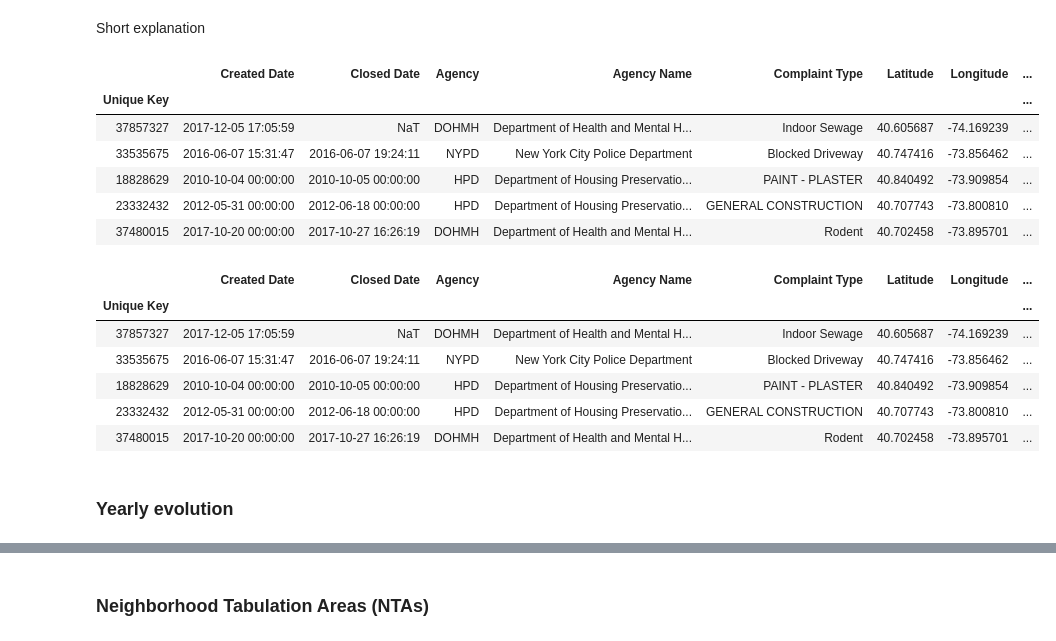
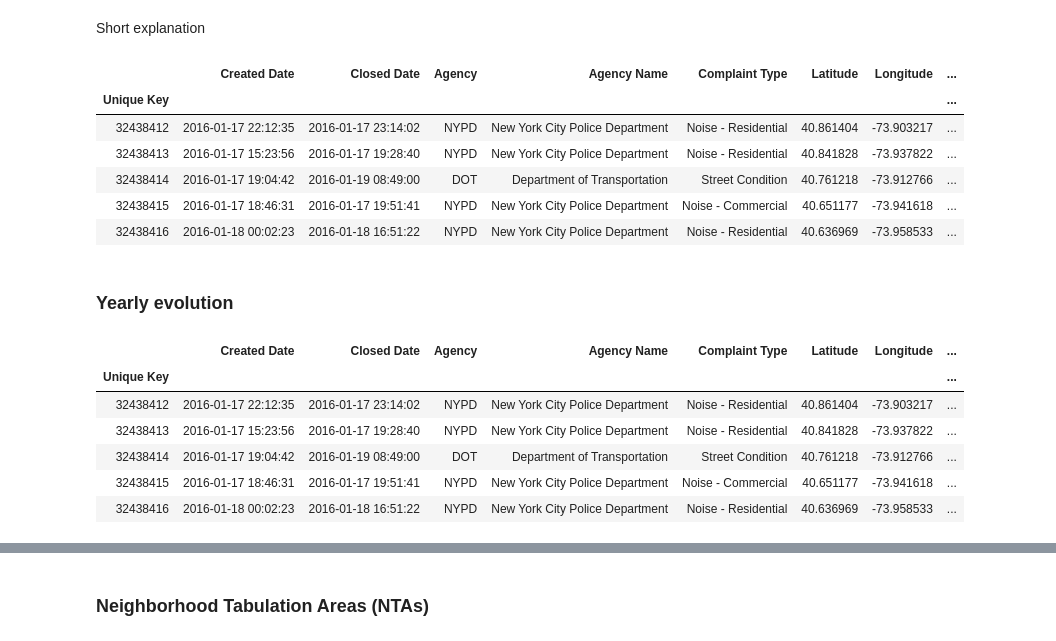
Before and after one commit to Battleman/Squada, a Jupyter notebook: ranking_ntas.ipynb, the cells around one changed output, grey strips where cells are left out. Saved outputs shown, nothing was run; the diff lists cells and outputs as text; code cells hidden in the pictures.

```diff
--- a/ranking_ntas.ipynb
+++ b/ranking_ntas.ipynb
@@ -21,15 +104,18 @@ nta_path = "data/Neighborhood Tabulation Areas.geojson"
 nta_population_path = "data/New_York_City_Population_By_Neighborhood_Tabulation_Areas.csv"
 # %%
 df_311 = pd.read_pickle(cleaned_311_path)
+df_311["Complaint Type Class"] = df_311["Complaint Type Class"].astype("category")
 df_311.head()
 # %% [output]
 |  | Created Date | Closed Date | Agency | Agency Name | Complaint Type | Latitude | Longitude | ... |
 | Unique Key |  |  |  |  |  |  |  | ... |
-| 37857327 | 2017-12-05 17:05:59 | NaT | DOHMH | Department of Health and Mental H... | Indoor Sewage | 40.605687 | -74.169239 | ... |
-| 33535675 | 2016-06-07 15:31:47 | 2016-06-07 19:24:11 | NYPD | New York City Police Department | Blocked Driveway | 40.747416 | -73.856462 | ... |
-| 18828629 | 2010-10-04 00:00:00 | 2010-10-05 00:00:00 | HPD | Department of Housing Preservatio... | PAINT - PLASTER | 40.840492 | -73.909854 | ... |
-| 23332432 | 2012-05-31 00:00:00 | 2012-06-18 00:00:00 | HPD | Department of Housing Preservatio... | GENERAL CONSTRUCTION | 40.707743 | -73.800810 | ... |
-| 37480015 | 2017-10-20 00:00:00 | 2017-10-27 16:26:19 | DOHMH | Department of Health and Mental H... | Rodent | 40.702458 | -73.895701 | ... |
+| 32438412 | 2016-01-17 22:12:35 | 2016-01-17 23:14:02 | NYPD | New York City Police Department | Noise - Residential | 40.861404 | -73.903217 | ... |
+| 32438413 | 2016-01-17 15:23:56 | 2016-01-17 19:28:40 | NYPD | New York City Police Department | Noise - Residential | 40.841828 | -73.937822 | ... |
+| 32438414 | 2016-01-17 19:04:42 | 2016-01-19 08:49:00 | DOT | Department of Transportation | Street Condition | 40.761218 | -73.912766 | ... |
+| 32438415 | 2016-01-17 18:46:31 | 2016-01-17 19:51:41 | NYPD | New York City Police Department | Noise - Commercial | 40.651177 | -73.941618 | ... |
+| 32438416 | 2016-01-18 00:02:23 | 2016-01-18 16:51:22 | NYPD | New York City Police Department | Noise - Residential | 40.636969 | -73.958533 | ... |
+# %% [markdown]
+### Yearly evolution
 # %%
 # Add columns for date, weekday and hour of creation
 df_311["Created Year"] = df_311["Created Date"].dt.year
@@ -41,10 +127,8 @@ df_311.head()
 # %% [output]
 |  | Created Date | Closed Date | Agency | Agency Name | Complaint Type | Latitude | Longitude | ... |
 | Unique Key |  |  |  |  |  |  |  | ... |
-| 37857327 | 2017-12-05 17:05:59 | NaT | DOHMH | Department of Health and Mental H... | Indoor Sewage | 40.605687 | -74.169239 | ... |
-| 33535675 | 2016-06-07 15:31:47 | 2016-06-07 19:24:11 | NYPD | New York City Police Department | Blocked Driveway | 40.747416 | -73.856462 | ... |
-| 18828629 | 2010-10-04 00:00:00 | 2010-10-05 00:00:00 | HPD | Department of Housing Preservatio... | PAINT - PLASTER | 40.840492 | -73.909854 | ... |
-| 23332432 | 2012-05-31 00:00:00 | 2012-06-18 00:00:00 | HPD | Department of Housing Preservatio... | GENERAL CONSTRUCTION | 40.707743 | -73.800810 | ... |
-| 37480015 | 2017-10-20 00:00:00 | 2017-10-27 16:26:19 | DOHMH | Department of Health and Mental H... | Rodent | 40.702458 | -73.895701 | ... |
+| 32438412 | 2016-01-17 22:12:35 | 2016-01-17 23:14:02 | NYPD | New York City Police Department | Noise - Residential | 40.861404 | -73.903217 | ... |
+| 32438413 | 2016-01-17 15:23:56 | 2016-01-17 19:28:40 | NYPD | New York City Police Department | Noise - Residential | 40.841828 | -73.937822 | ... |
+| 32438414 | 2016-01-17 19:04:42 | 2016-01-19 08:49:00 | DOT | Department of Transportation | Street Condition | 40.761218 | -73.912766 | ... |
+| 32438415 | 2016-01-17 18:46:31 | 2016-01-17 19:51:41 | NYPD | New York City Police Department | Noise - Commercial | 40.651177 | -73.941618 | ... |
+| 32438416 | 2016-01-18 00:02:23 | 2016-01-18 16:51:22 | NYPD | New York City Police Department | Noise - Residential | 40.636969 | -73.958533 | ... |
-# %% [markdown]
-### Yearly evolution
```
Also changed, not shown: parts of 61 cells of this notebook.
